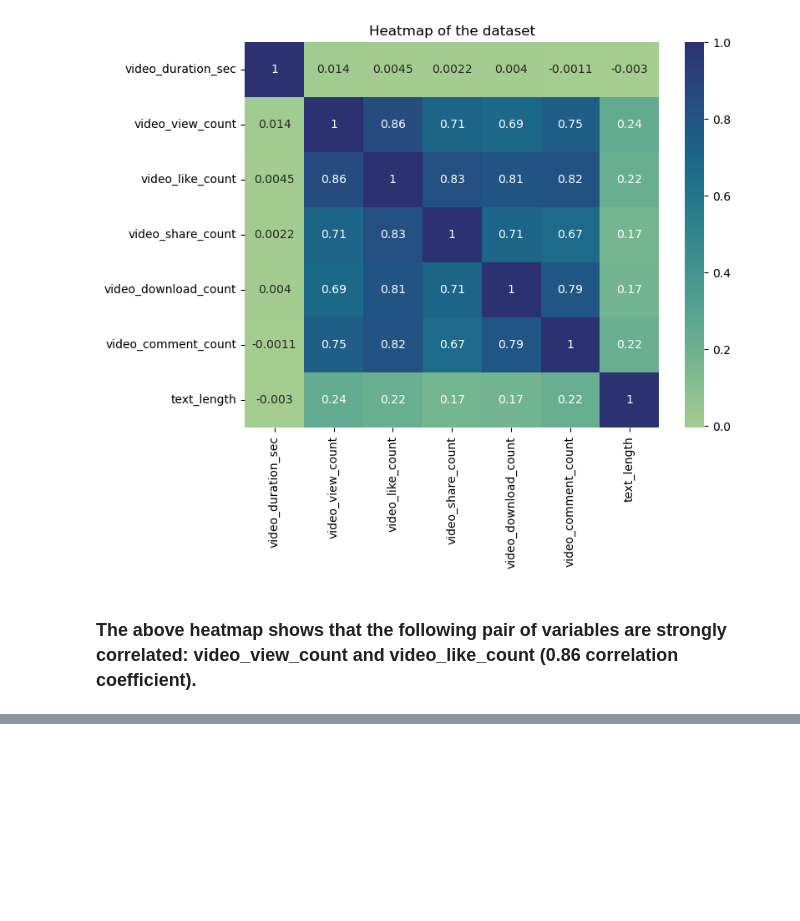
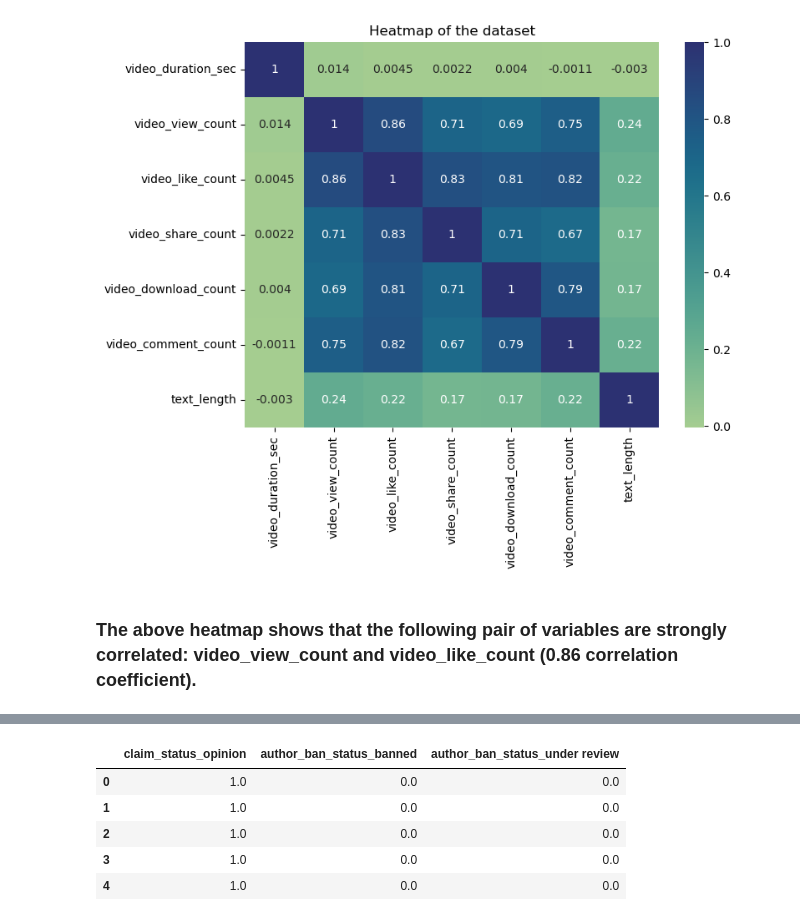
Before and after one commit to Mustafa777Xo/TikTok, a Jupyter notebook: tiktok_classfication.ipynb, the cells around one changed output, grey strips where cells are left out. Saved outputs shown, nothing was run; the diff lists cells and outputs as text; code cells hidden in the pictures; blank space fills up the shorter version.

```diff
--- a/tiktok_classfication.ipynb
+++ b/tiktok_classfication.ipynb
@@ -608,0 +667,5 @@ plt.show()
+# %%
+X_train_to_encode = X_train[["claim_status", "author_ban_status"]]
+
+# Display first few rows
+X_train_to_encode.head()
@@ -608,0 +679,4 @@ plt.show()
+# %%
+# Set up an encoder for one-hot encoding the categorical features
+X_encoder = OneHotEncoder(drop='first', sparse=False)
+X_train_encoded = X_encoder.fit_transform(X_train_to_encode)
@@ -608,0 +698,13 @@ plt.show()
+# %%
+# Place encoded training features (which is currently an array) into a dataframe
+X_train_encoded_df = pd.DataFrame(data=X_train_encoded, columns=X_encoder.get_feature_names_out())
+
+# Display first few rows
+X_train_encoded_df.head()
+# %% [output]
+|  | claim_status_opinion | author_ban_status_banned | author_ban_status_under review |
+| 0 | 1.0 | 0.0 | 0.0 |
+| 1 | 1.0 | 0.0 | 0.0 |
+| 2 | 1.0 | 0.0 | 0.0 |
+| 3 | 1.0 | 0.0 | 0.0 |
+| 4 | 1.0 | 0.0 | 0.0 |
```
Also changed, not shown: parts of 15 cells of this notebook.
